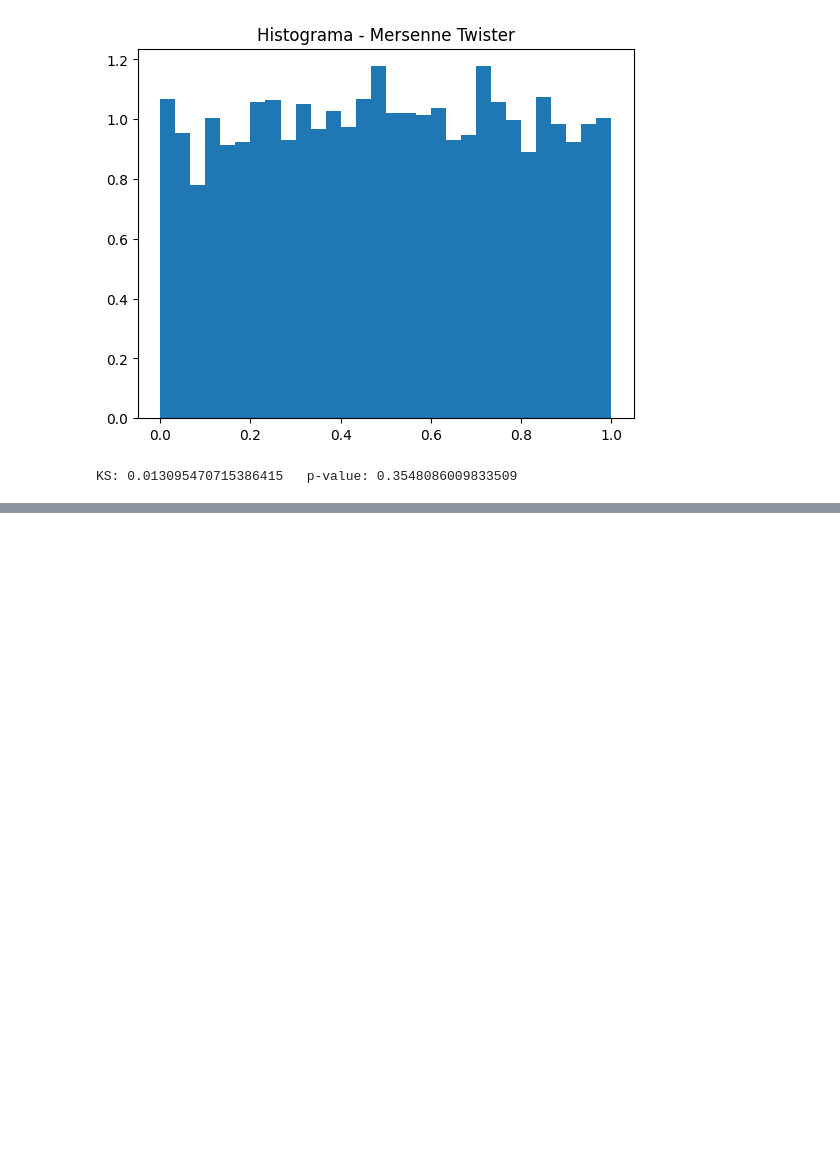
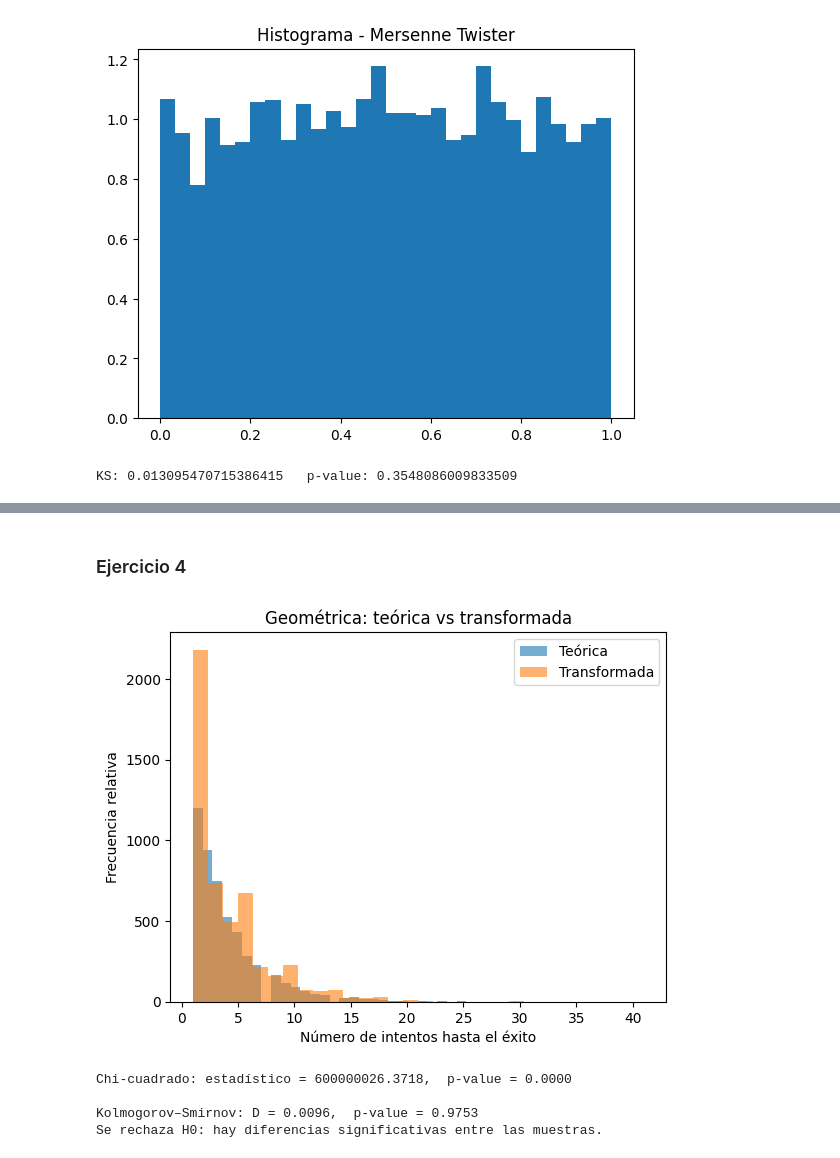
Before and after one commit to SebastianUVG/Modsim_lab_7, a Jupyter notebook: lab_7.ipynb, the cells around one changed output, grey strips where cells are left out. Cells and saved outputs as stored; diff of their text form; code cells hidden in the pictures; blank space fills up the shorter version.

Commit message:
Ejercicio 3 a 5

```diff
--- a/lab_7.ipynb
+++ b/lab_7.ipynb
@@ -110,0 +157,46 @@ KS: 0.013095470715386415   p-value: 0.3548086009833509
+# %% [markdown]
+### Ejercicio 4
+# %%
+import matplotlib.pyplot as plt
+from scipy.stats import chisquare, ks_2samp
+
+def geom_inverse_transform(p, N):
+    U = np.random.rand(N)
+    X = np.ceil(np.log(1 - U) / np.log(1 - p))
+    return X.astype(int)
+
+p = 0.25
+N = 5000
+np.random.seed(2025)
+
+geom_theoretical = np.random.geometric(p, size=N)
+geom_empirical   = geom_inverse_transform(p, N)
+
+plt.hist(geom_theoretical, bins=30, alpha=0.6, label="Teórica")
+plt.hist(geom_empirical, bins=30, alpha=0.6, label="Transformada")
+plt.legend()
+plt.title("Geométrica: teórica vs transformada")
+plt.xlabel("Número de intentos hasta el éxito")
+plt.ylabel("Frecuencia relativa")
+plt.show()
+
+max_len = int(max(geom_theoretical.max(), geom_empirical.max())) + 1
+f_obs = np.bincount(geom_empirical, minlength=max_len)
+f_exp = np.bincount(geom_theoretical, minlength=max_len)
+f_exp = np.where(f_exp == 0, 1e-8, f_exp)
+chi_stat, chi_p = chisquare(f_obs=f_obs, f_exp=f_exp)
+ks_stat, ks_p = ks_2samp(geom_theoretical, geom_empirical)
+print(f"\nChi-cuadrado: estadístico = {chi_stat:.4f},  p-value = {chi_p:.4f}")
+print(f"\nKolmogorov–Smirnov: D = {ks_stat:.4f},  p-value = {ks_p:.4f}")
+
+
+if chi_p > 0.05 and ks_p > 0.05:
+    print("No se rechaza H0: ambas muestras provienen de la misma distribución geométrica.")
+else:
+    print("Se rechaza H0: hay diferencias significativas entre las muestras.")
+# %% [output]
+[figure, added]
+Chi-cuadrado: estadístico = 600000026.3718,  p-value = 0.0000
+
+Kolmogorov–Smirnov: D = 0.0096,  p-value = 0.9753
+Se rechaza H0: hay diferencias significativas entre las muestras.
```
Also changed, not shown: parts of 7 cells of this notebook.
